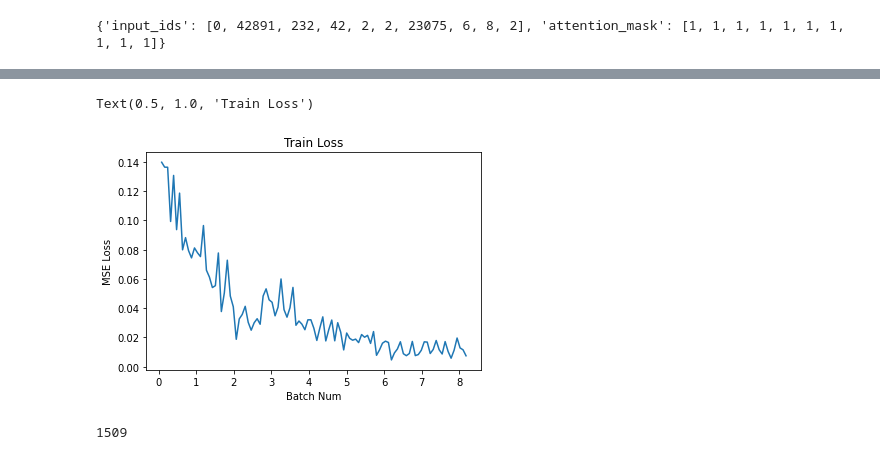
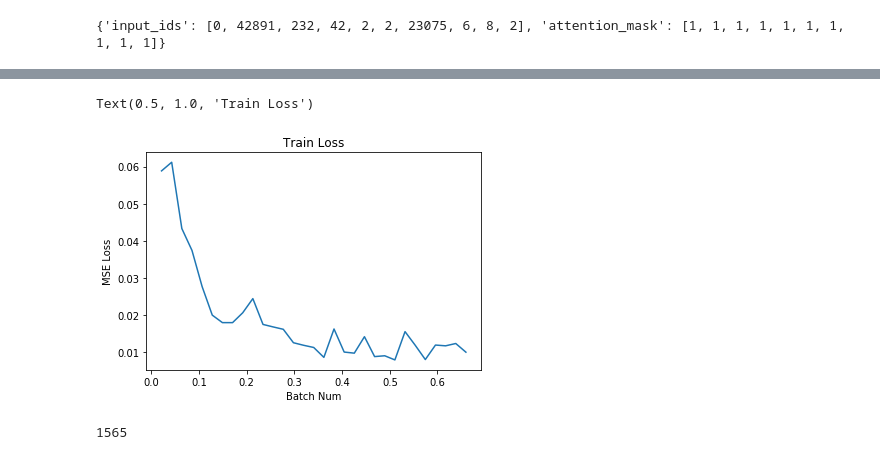
Before and after one commit to blitt2018/mediaStorms, a Jupyter notebook: notebooks/NER/1.8-bl-crossEncode.ipynb, the cells around one changed output, grey strips where cells are left out. Saved outputs shown, nothing was run; the diff lists cells and outputs as text; code cells hidden in the pictures.

Commit message:
further model training: Rdrop, Longformer, Cross Encoding

```diff
--- a/notebooks/NER/1.8-bl-crossEncode.ipynb
+++ b/notebooks/NER/1.8-bl-crossEncode.ipynb
@@ -106,11 +147,11 @@ sum: 1676
 # %%
 # initialize the dataloader
-batch_size = 3
+batch_size = 5
 trainLoader = torch.utils.data.DataLoader(
-    train, batch_size=batch_size, shuffle=True
+    trainDataset, batch_size=batch_size, shuffle=True
 )
 validLoader = torch.utils.data.DataLoader(
-    valid, batch_size=1, shuffle=True
+    validDataset, batch_size=1, shuffle=True
 )
 # %%
 #Mean Pooling - Take attention mask into account for correct averaging
@@ -211,18 +269,30 @@ def validation():
 
     i = True
     for batch in validLoader:
+
         # prepare batches and more all to the active device
         input_ids = batch['input_ids'].to(device)
         attention_mask = batch['attention_mask'].to(device)
-        label = batch['ground_truth'].to(device)
+        label = batch['ground_truth'].to(device).unsqueeze(1)
 
         #send batch info through model
-        loss, predSim, lab = model(input_ids, attention_mask,label)
+        pred1, pred2 = model(input_ids, attention_mask)
+
+        #get loss relating to label prediction
+        loss1 = loss_func(pred1, label)
+        loss2 = loss_func(pred2, label)
+        loss_b = .5*(loss1 + loss2)
+
+        #get loss relating to invariance to dropout
+        loss_r = loss_func(pred1, pred2)
+
+        #combine losses with alpha hyperparam
+        loss = REG_ALPHA*loss_r + (1-REG_ALPHA)*loss_b
 
         #get output metrics
         lossList.append(loss.item())
-        pred.append(float(predSim))
-        GT.append(float(lab))
+        pred.append(float(pred1))
+        GT.append(float(label))
 
     #print(vGT)
     return [lossList, pred, GT]
@@ -251,10 +321,21 @@ for epoch in range(EPOCHS):
         # prepare batches and more all to the active device
         input_ids = batch['input_ids'].to(device)
         attention_mask = batch["attention_mask"].to(device)
-        label = batch['ground_truth'].to(device)
+        label = batch['ground_truth'].to(device).unsqueeze(1)
 
-        #run batch through model
-        loss, pred, gt = model(input_ids, attention_mask, label)
+        #send batch info through model
+        pred1, pred2 = model(input_ids, attention_mask)
+
+        #get loss relating to label prediction
+        loss1 = loss_func(pred1, label)
+        loss2 = loss_func(pred2, label)
+        loss_b = .3*(loss1 + loss2)
+
+        #get loss relating to invariance to dropout
+        loss_r = loss_func(pred1, pred2)
+
+        #combine losses with alpha hyperparam
+        loss = REG_ALPHA*loss_r + (1-REG_ALPHA)*loss_b
 
         # using loss, calculate gradients and then optimize
         loss.backward()
@@ -276,18 +357,18 @@ for epoch in range(EPOCHS):
 validMetrics.append(validation())
 # %%
 lossSmoothing = 20
-lossIndex = [(i * lossSmoothing)/252 for i in range(len(lossList))]
+lossIndex = [(i * lossSmoothing)/940 for i in range(len(lossList))]
 plt.plot(lossIndex, lossList)
 plt.xlabel("Batch Num")
 plt.ylabel("MSE Loss")
 plt.title("Train Loss")
 # %% [output]
 Text(0.5, 1.0, 'Train Loss')
-[figure, old version]
+[figure, new version]
 # %%
-len(train)
+len(trainDataset)
 # %% [output]
-1509
+1565
 # %%
 validArr = np.array(validMetrics)
 #print(validArr.shape)
```
Also changed, not shown: parts of 24 cells of this notebook, 4 other files.
